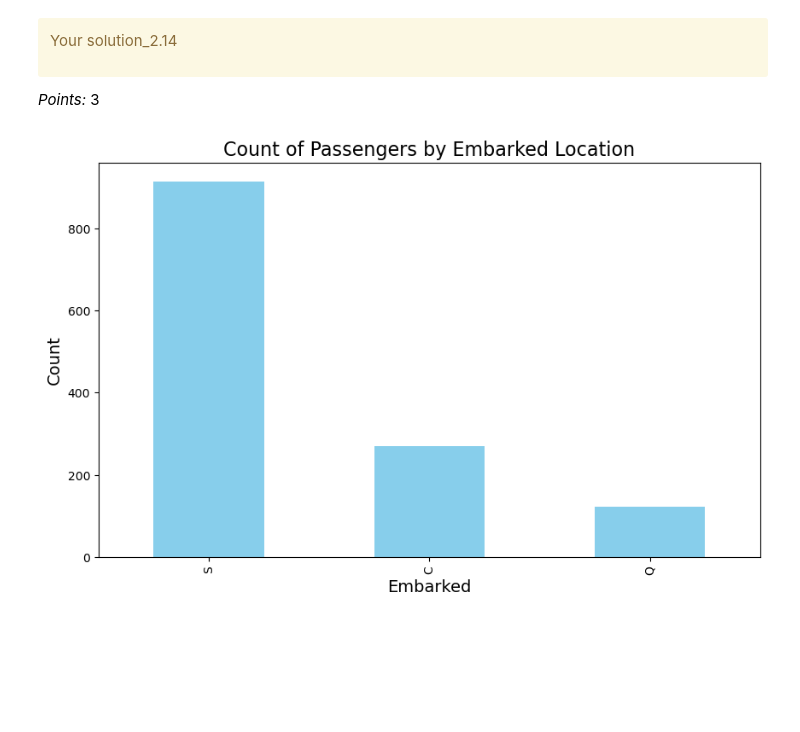
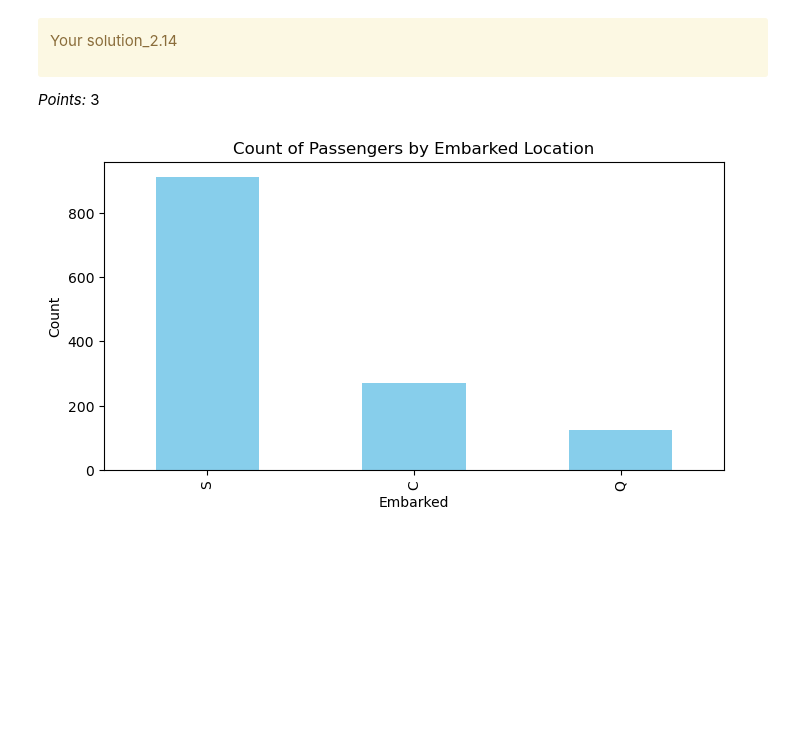
Before and after one commit to Nick-Fong925/330_hw1, a Jupyter notebook: hw1.ipynb, the cells around one changed output. Saved outputs shown, nothing was run; the diff lists cells and outputs as text; code cells hidden in the pictures; blank space fills up the shorter version.

```diff
--- a/hw1.ipynb
+++ b/hw1.ipynb
@@ -522,15 +518,15 @@ Your solution_2.14
 _Points:_ 3
 # %%
 embarked_counts = titanic_df['embarked'].value_counts()
-plt.figure(figsize=(10, 6))
+plt.figure(figsize=(8, 4))
 embarked_counts.plot(kind='bar', color='skyblue')
-plt.xlabel('Embarked', fontsize=14)
-plt.ylabel('Count', fontsize=14)
-plt.title('Count of Passengers by Embarked Location', fontsize=16)
+plt.xlabel('Embarked', fontsize=10)
+plt.ylabel('Count', fontsize=10)
+plt.title('Count of Passengers by Embarked Location', fontsize=12)
 plt.savefig('embarked_counts.png', dpi=300)
 plt.show()
 # %% [output]
-[figure, old version]
+[figure, new version]
 # %% [markdown]
 <!-- END QUESTION -->
 
```
Also changed, not shown: parts of 4 cells of this notebook, 2 other files.
